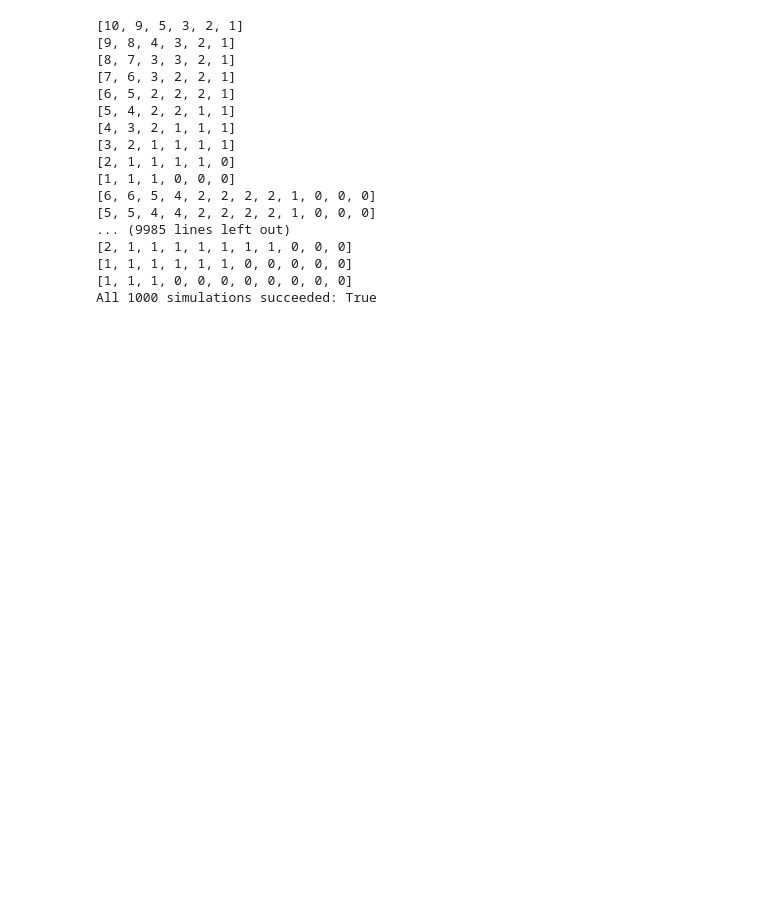
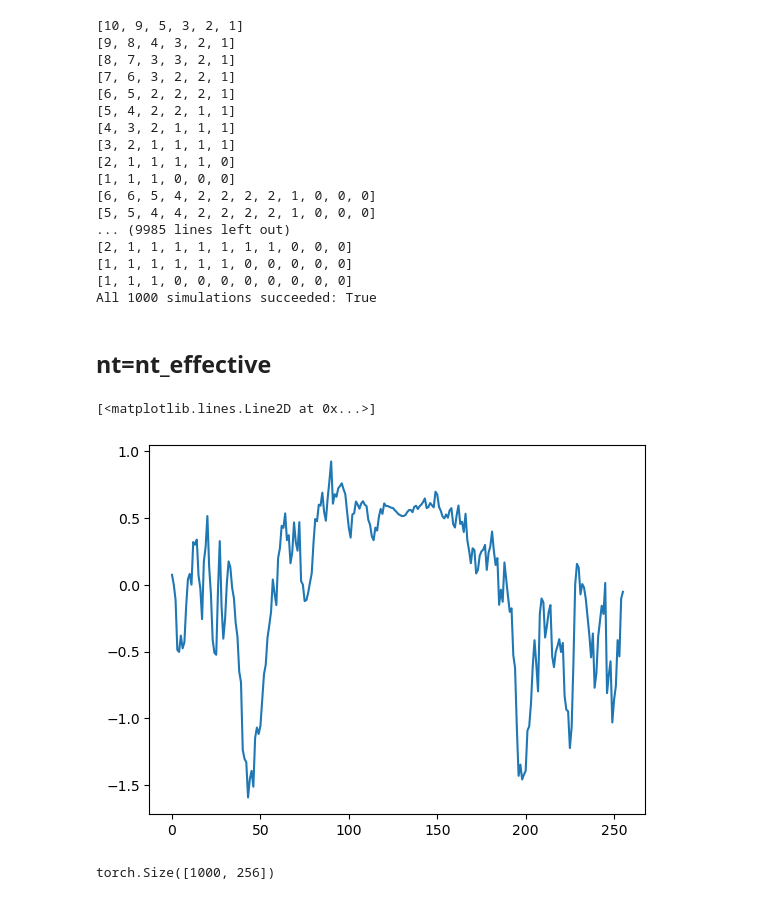
Before and after one commit to yegonkim/stap, a Jupyter notebook: magnitude_trajectory.ipynb, the cells around one changed output. Drawn from its saved outputs; the diff is of its cells as text; code cells hidden in the pictures; blank space fills up the shorter version.

```diff
--- a/magnitude_trajectory.ipynb
+++ b/magnitude_trajectory.ipynb
@@ -255,3 +255,5 @@ print(f"All 1000 simulations succeeded: {result}")
 [1, 1, 1, 1, 1, 1, 0, 0, 0, 0, 0]
 [1, 1, 1, 0, 0, 0, 0, 0, 0, 0, 0]
 All 1000 simulations succeeded: True
+# %% [markdown]
+## nt=nt_effective
@@ -257,0 +273,34 @@ All 1000 simulations succeeded: True
+# %%
+def GRF1D(xi, m=0, gamma=1, tau=5, sigma=5):
+    # xi has shape (bs, s) distributed normally
+    xi = xi.clone()
+    bs = xi.shape[0:-1]
+    s = xi.shape[-1]
+    N = s//2 # Example value, adjust as needed
+
+    my_const = 2 * torch.pi
+
+    my_eigs = np.sqrt(2) * (np.abs(sigma) * ((my_const * torch.arange(1, N + 1, device=xi.device))**2 + tau**2) ** (-gamma / 2))
+    my_eigs = my_eigs[None]
+    xi_alpha = xi[..., :N]
+    alpha = my_eigs * xi_alpha
+    xi_beta = xi[..., N:]
+    beta = my_eigs * xi_beta
+
+    a = alpha / 2
+    b = -beta / 2
+    c = torch.cat((torch.flip(a,[-1]) - torch.flip(b,[-1]) * 1j, torch.ones(*bs, 1, device=xi.device) * (m + 0j), a + b * 1j), dim=-1)
+    field = torch.fft.ifft(torch.fft.ifftshift(c,dim=-1), n=s,dim=-1) * (s)
+    field = field.real
+    return field
+# %%
+xi = torch.randn(1000, 256)
+field = GRF1D(xi)
+plt.plot(field[0])
+# %% [output]
+[<matplotlib.lines.Line2D at 0x...>]
+[figure, added]
+# %%
+field.shape
+# %% [output]
+torch.Size([1000, 256])
```
Also changed, not shown: parts of 4 cells of this notebook, 44 other files.
